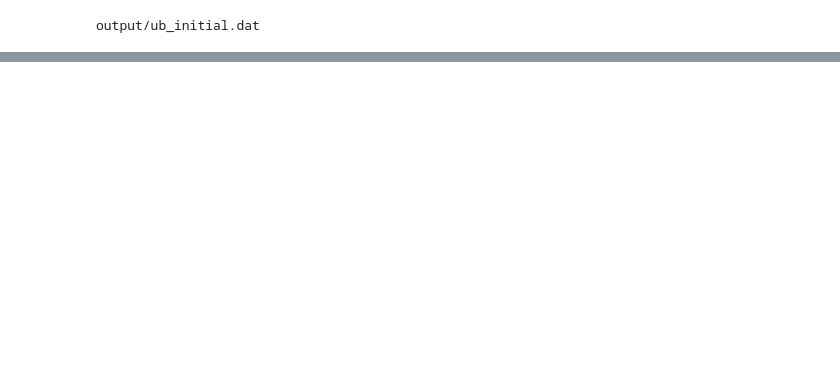
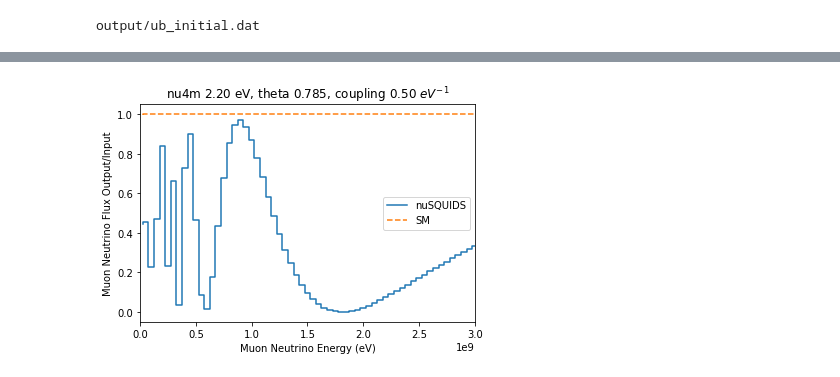
Before and after one commit to OmarAlterkait/nuSQUIDSDecay, a Jupyter notebook: PlotDecayRatios.ipynb, the cells around one changed output, grey strips where cells are left out. Cells and saved outputs as stored; diff of their text form; code cells hidden in the pictures; blank space fills up the shorter version.

```diff
--- a/PlotDecayRatios.ipynb
+++ b/PlotDecayRatios.ipynb
@@ -62 +62,17 @@ plt.show()
+# %%
+# Ratio Plot
+fig, ax = plt.subplots()
+ax.plot(inpenergy,outnuflux/inpnuflux, drawstyle='steps', label = "nuSQUIDS")
+ax.plot(inpenergy,SMprob, linestyle='dashed', drawstyle='steps', label = "SM")
+ax.set_xlabel("Muon Neutrino Energy (eV)")
+ax.set_ylabel("Muon Neutrino Flux Output/Input")
+ax.set_title("nu4m %.2f eV, theta %.3f, coupling %.2f $eV^{-1}$"%(mval,tval,cval))
+#ax.set_title(f"No Decay L={L}km Baseline")
+
+ax.legend()
+ax.set_xlim(0,3e9)
+plt.show()
+#fig.savefig("figures/L0fluxchange_m%.3f_t%.3f_c%.3f.png"%(L,mval,tval,cval),dpi=100, bbox_inches="tight")
+# %% [output]
+[figure, added]
 # %%
```
Also changed, not shown: parts of 8 cells of this notebook.
